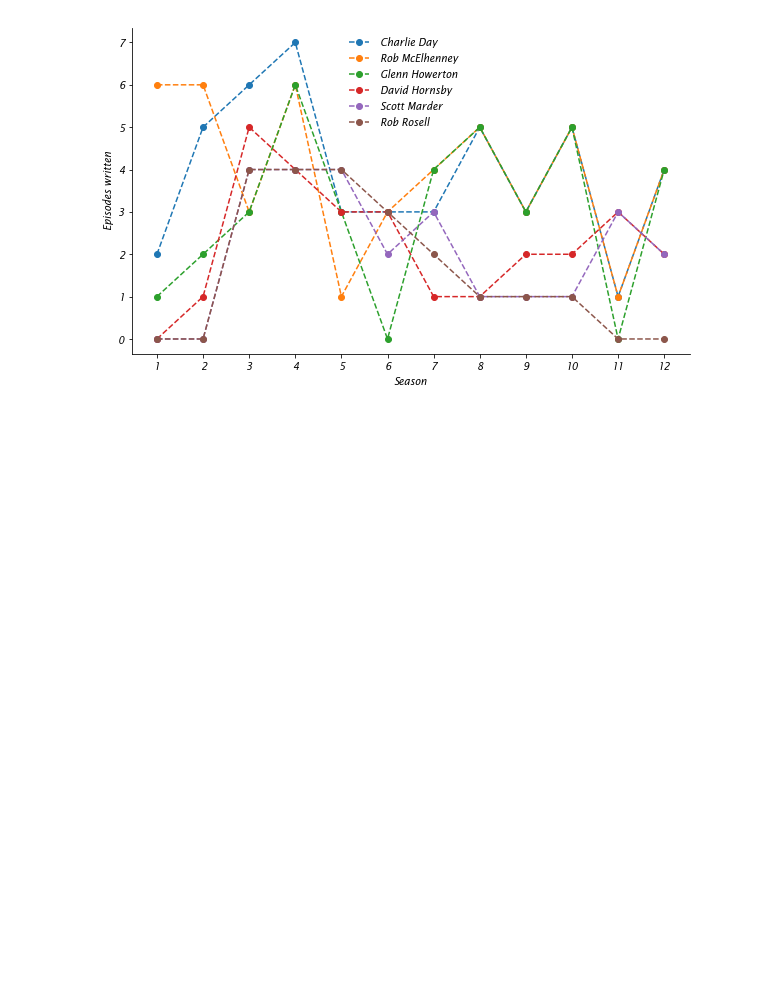
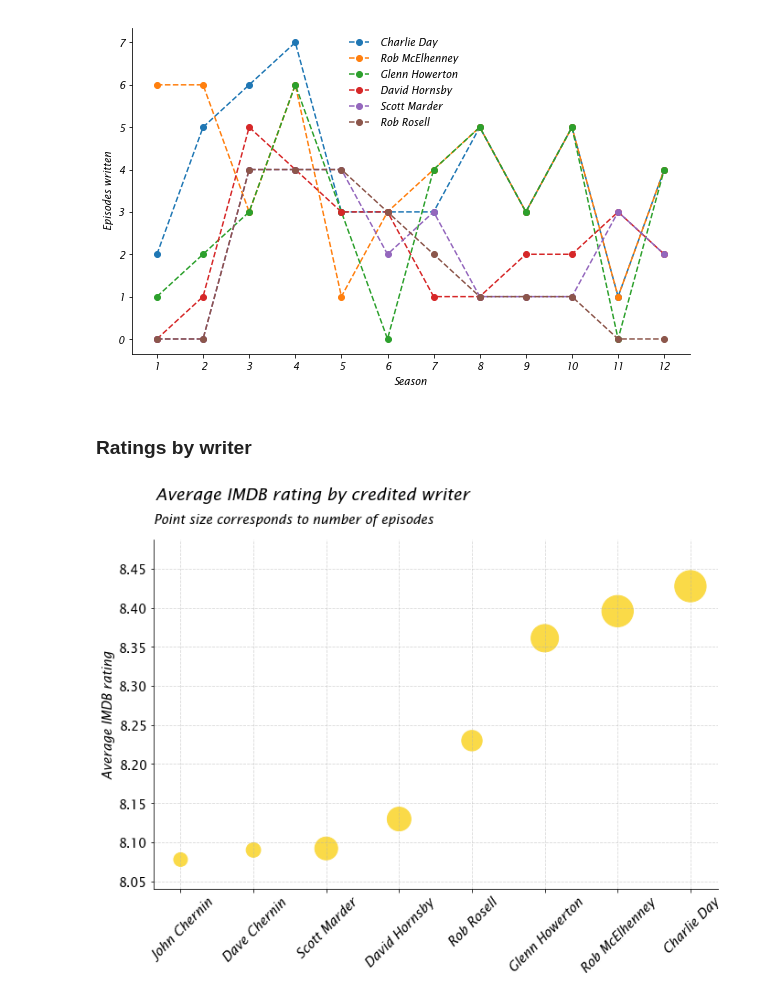
Before and after one commit to shep312/IASIP-analysis, a Jupyter notebook: always-sunny.ipynb, the cells around one changed output. Drawn from its saved outputs; the diff is of its cells as text; code cells hidden in the pictures; blank space fills up the shorter version.

Commit message:
added rating by writer plot

```diff
--- a/always-sunny.ipynb
+++ b/always-sunny.ipynb
@@ -124,7 +124,7 @@ writer_credit_sums = 100 * df[credit_cols].sum().sort_values(ascending=False) /
 
 # Only consider those credited with at least 5% of epsidoes
 writer_credit_sums = writer_credit_sums[writer_credit_sums >= 5]
-top_writer_cols = writer_credit_sums.index
+top_writer_cols = writer_credit_sums.index.tolist()
 
 # Plot
 rcParams['font.family'] = 'sans-serif'
@@ -181,3 +181,48 @@ ax.legend(frameon=False, loc='upper right', bbox_to_anchor=(0.6, 1))
 plt.show()
 # %% [output]
 [figure]
+# %% [markdown]
+### Ratings by writer
+# %%
+writer_ratings, writer_counts = [], []
+for col in top_writer_cols:
+    writer_ratings.append(df.loc[df[col] == 1, 'imdbRating'].mean())
+    writer_counts.append(df.loc[df[col] == 1, 'imdbRating'].count())
+
+writer_ratings_df = pd.DataFrame({
+    'Writer': top_writer_cols,
+    'Rating': writer_ratings,
+    'Count': writer_counts
+}).sort_values(by='Rating')
+
+writer_ratings_df['Writer'] = writer_ratings_df['Writer'].str[:-len(' credited flag')]
+
+fig, ax = plt.subplots(1, 1, figsize=[10, 8])
+ax.scatter(
+    np.arange(len(writer_ratings_df)),
+    writer_ratings_df['Rating'],
+    s=writer_ratings_df['Count'] * 25,
+    color='#FADA48'
+)
+ax.set_xticks(np.arange(len(writer_ratings_df)))
+ax.set_xticklabels(writer_ratings_df['Writer'], rotation=45)
+
+ax.spines['top'].set_visible(False)
+ax.spines['right'].set_visible(False)
+ax.set_ylabel('Average IMDB rating')
+
+for item in ([ax.title, ax.xaxis.label, ax.yaxis.label] + ax.get_xticklabels() + ax.get_yticklabels()):
+    item.set_fontsize(14)
+for tick in ax.get_yticklabels():
+    tick.set_fontstyle('normal')
+
+ax.grid(axis='both', linestyle='--', alpha=.5)
+
+plt.suptitle('Average IMDB rating by credited writer', fontsize=18, horizontalalignment='left', x=.095, y=.95)
+plt.title('Point size corresponds to number of episodes', fontsize=14, horizontalalignment='left', x=0, y=1.03)
+plt.tight_layout()
+fig.subplots_adjust(right=.95, top=0.85)
+fig.savefig('rating_by_writer.png')
+plt.show()
+# %% [output]
+[figure, added]
```
Also changed, not shown: 1 other file.
